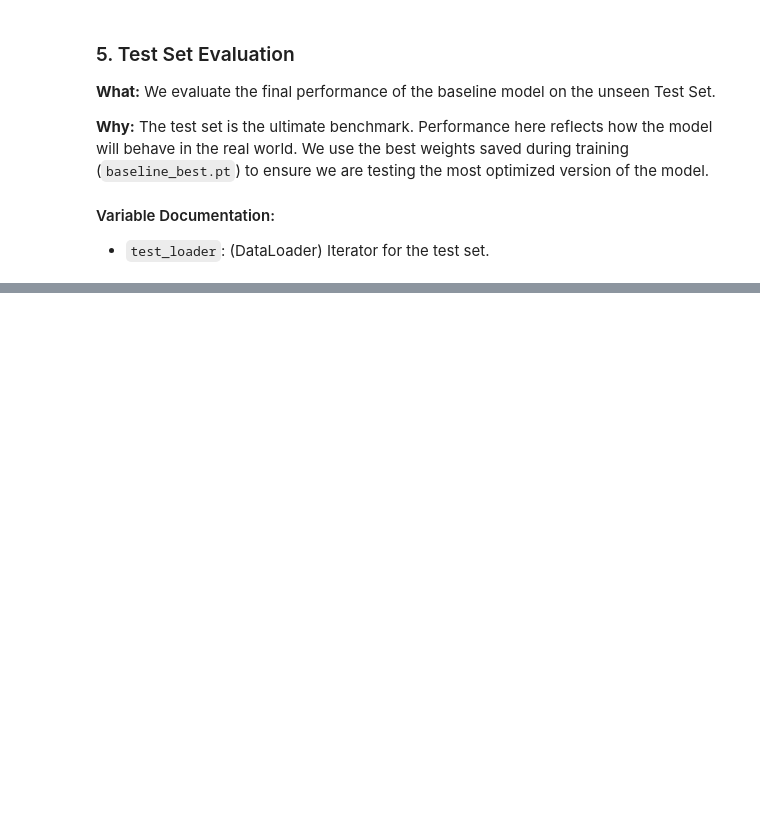
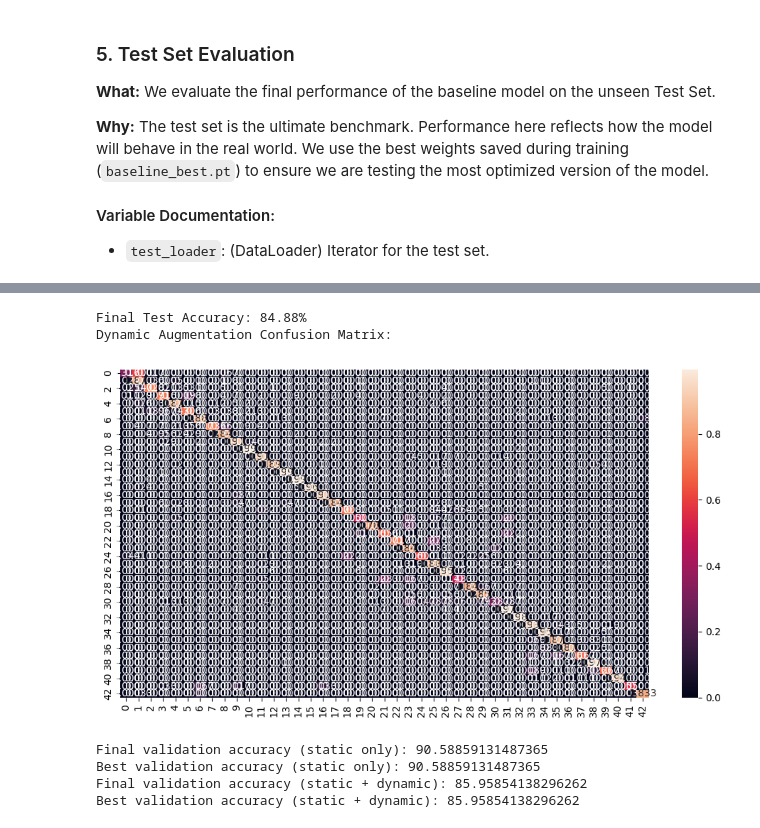
Before and after one commit to Pauloarf/VCPI2526, a Jupyter notebook: VC/src/Report.ipynb, the cells around one changed output, grey strips where cells are left out. Saved outputs shown, nothing was run; the diff lists cells and outputs as text; code cells hidden in the pictures; blank space fills up the shorter version.

```diff
--- a/VC/src/Report.ipynb
+++ b/VC/src/Report.ipynb
@@ -444,0 +537,31 @@ Confusion Matrix:
+# %%
+test_loader_dynamic = torch.utils.data.DataLoader(
+    test_set_dynamic,
+    batch_size=BATCH_SIZE,
+    shuffle=False
+)
+
+targets_dynamic, preds_dynamic = evaluate_test_set(
+    model_dynamic,
+    test_loader_dynamic,
+    device,
+    'baseline_dynamic_best.pt'
+)
+
+print("Dynamic Augmentation Confusion Matrix:")
+vcpi_util.show_confusion_matrix(targets_dynamic, preds_dynamic, len(classes))
+# %% [output]
+Final Test Accuracy: 84.88%
+Dynamic Augmentation Confusion Matrix:
+[figure, added]
+# %%
+print("Final validation accuracy (static only):", history_baseline['val_acc'][-1])
+print("Best validation accuracy (static only):", max(history_baseline['val_acc']))
+
+print("Final validation accuracy (static + dynamic):", history_dynamic['val_acc'][-1])
+print("Best validation accuracy (static + dynamic):", max(history_dynamic['val_acc']))
+# %% [output]
+Final validation accuracy (static only): 90.58859131487365
+Best validation accuracy (static only): 90.58859131487365
+Final validation accuracy (static + dynamic): 85.95854138296262
+Best validation accuracy (static + dynamic): 85.95854138296262
```
Also changed, not shown: parts of 15 cells of this notebook.
